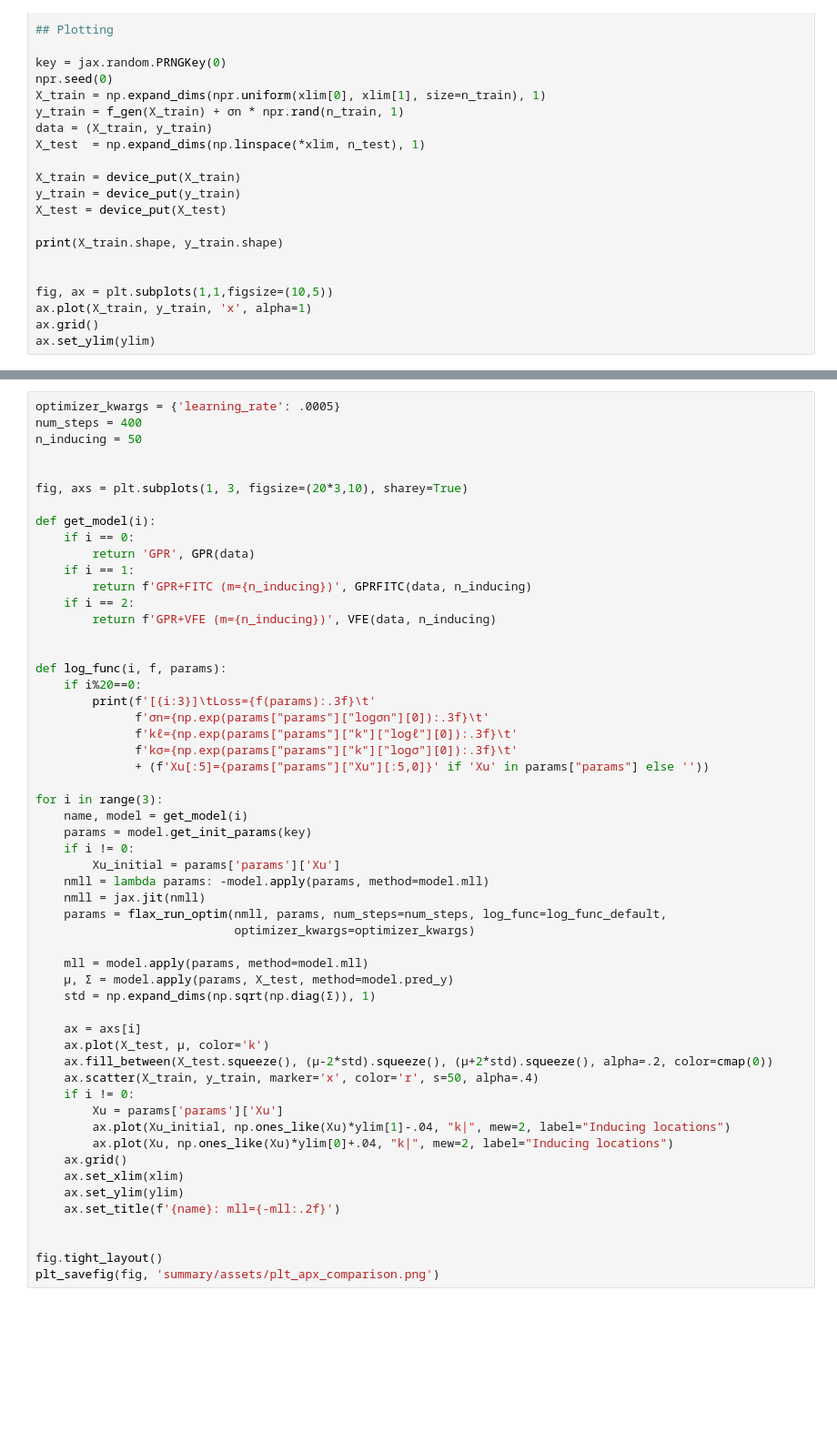
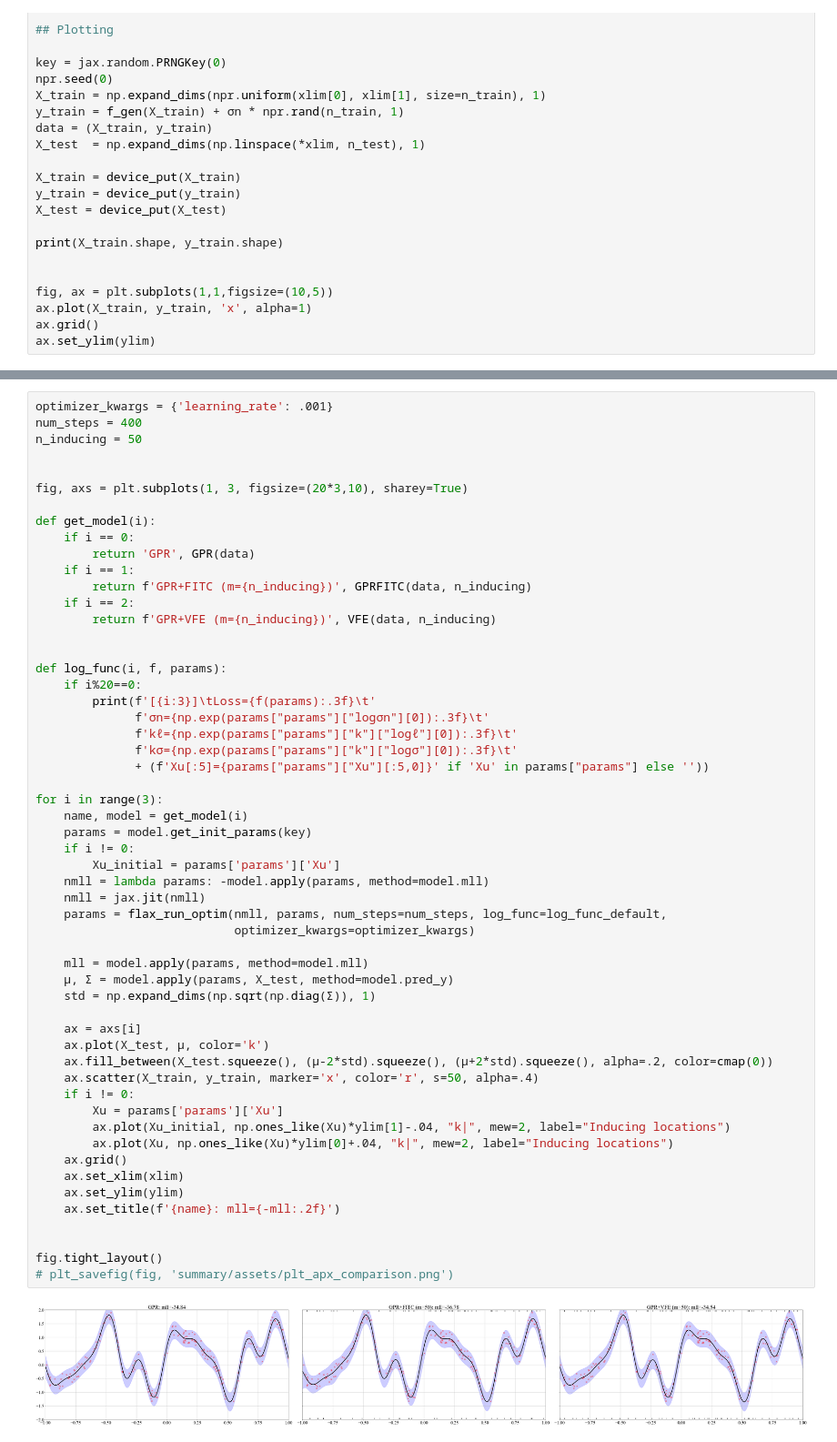
Before and after one commit to tt6746690/misc_impl, a Jupyter notebook: gp/note_apx.ipynb, the cells around one changed output, grey strips where cells are left out. Shown at 91% size. Drawn from its saved outputs; the diff is of its cells as text; blank space fills up the shorter version.

```diff
--- a/gp/note_apx.ipynb
+++ b/gp/note_apx.ipynb
@@ -115,5 +130,5 @@ elbo_kl = kl_mvn_tril_zero_mean_prior(qμ, qL, L1)
 # %%
-optimizer_kwargs = {'learning_rate': .0005}
+optimizer_kwargs = {'learning_rate': .001}
 num_steps = 400
 n_inducing = 50
 
@@ -139,31 +154,33 @@ def log_func(i, f, params):
 
 for i in range(3):
     name, model = get_model(i)
     params = model.get_init_params(key)
     if i != 0:
         Xu_initial = params['params']['Xu']
     nmll = lambda params: -model.apply(params, method=model.mll)
     nmll = jax.jit(nmll)
     params = flax_run_optim(nmll, params, num_steps=num_steps, log_func=log_func_default,
                             optimizer_kwargs=optimizer_kwargs)
 
     mll = model.apply(params, method=model.mll)
     μ, Σ = model.apply(params, X_test, method=model.pred_y)
     std = np.expand_dims(np.sqrt(np.diag(Σ)), 1)
 
     ax = axs[i]
     ax.plot(X_test, μ, color='k')
     ax.fill_between(X_test.squeeze(), (μ-2*std).squeeze(), (μ+2*std).squeeze(), alpha=.2, color=cmap(0))
     ax.scatter(X_train, y_train, marker='x', color='r', s=50, alpha=.4)
     if i != 0:
         Xu = params['params']['Xu']
         ax.plot(Xu_initial, np.ones_like(Xu)*ylim[1]-.04, "k|", mew=2, label="Inducing locations")
         ax.plot(Xu, np.ones_like(Xu)*ylim[0]+.04, "k|", mew=2, label="Inducing locations")
     ax.grid()
     ax.set_xlim(xlim)
     ax.set_ylim(ylim)
     ax.set_title(f'{name}: mll={-mll:.2f}')
 
 
 fig.tight_layout()
-plt_savefig(fig, 'summary/assets/plt_apx_comparison.png')
+# plt_savefig(fig, 'summary/assets/plt_apx_comparison.png')
+# %% [output]
+[figure, added]
```
Also changed, not shown: parts of 3 cells of this notebook, 1 other file.
